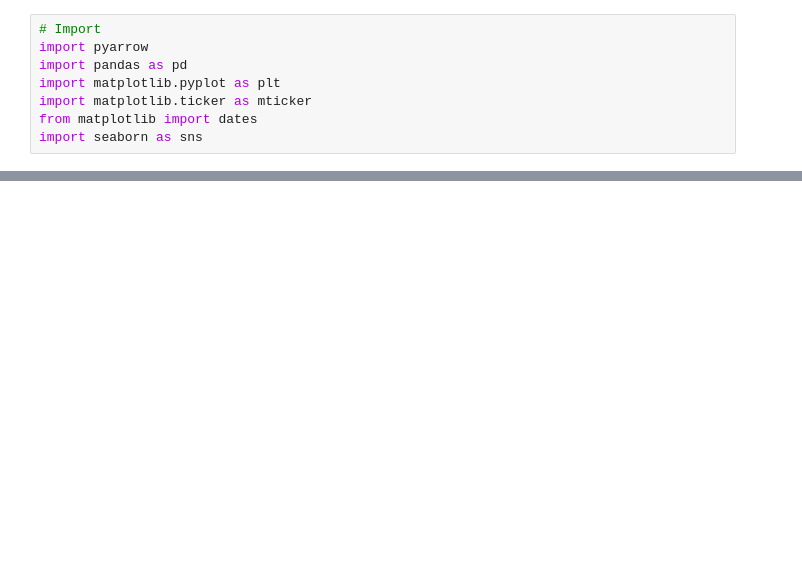
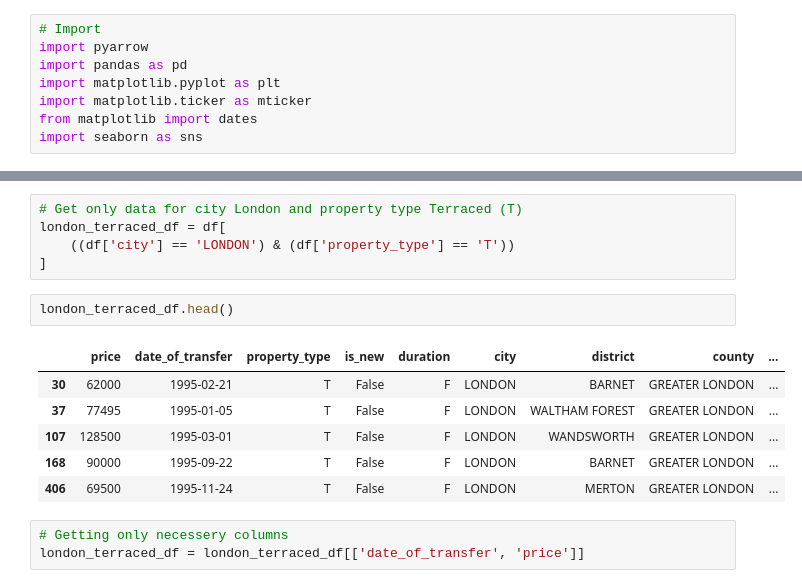
Before and after one commit to MatejBursik/TenOne_cloud_ai, a Jupyter notebook: UK_housing/forcasting_data.ipynb, the cells around one changed output, grey strips where cells are left out. Drawn from its saved outputs; the diff is of its cells as text; blank space fills up the shorter version.

```diff
--- a/UK_housing/forcasting_data.ipynb
+++ b/UK_housing/forcasting_data.ipynb
@@ -57,0 +78,17 @@ plt.show()
+# %%
+# Get only data for city London and property type Terraced (T)
+london_terraced_df = df[
+    ((df['city'] == 'LONDON') & (df['property_type'] == 'T'))
+]
+# %%
+london_terraced_df.head()
+# %% [output]
+|  | price | date_of_transfer | property_type | is_new | duration | city | district | county | ... |
+| 30 | 62000 | 1995-02-21 | T | False | F | LONDON | BARNET | GREATER LONDON | ... |
+| 37 | 77495 | 1995-01-05 | T | False | F | LONDON | WALTHAM FOREST | GREATER LONDON | ... |
+| 107 | 128500 | 1995-03-01 | T | False | F | LONDON | WANDSWORTH | GREATER LONDON | ... |
+| 168 | 90000 | 1995-09-22 | T | False | F | LONDON | BARNET | GREATER LONDON | ... |
+| 406 | 69500 | 1995-11-24 | T | False | F | LONDON | MERTON | GREATER LONDON | ... |
+# %%
+# Getting only necessery columns
+london_terraced_df = london_terraced_df[['date_of_transfer', 'price']]
```
Also changed, not shown: parts of 9 cells of this notebook, 5 other files.
